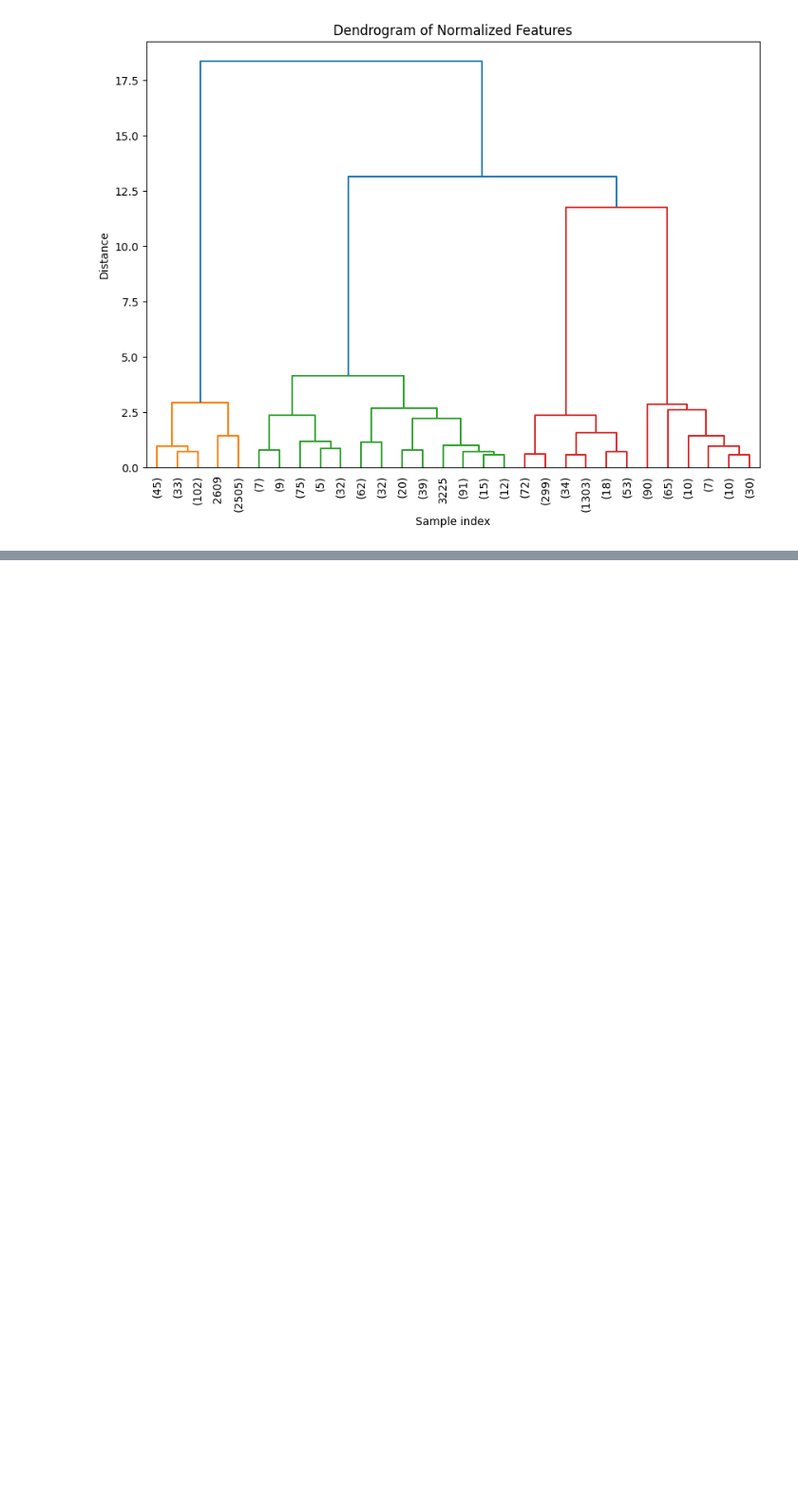
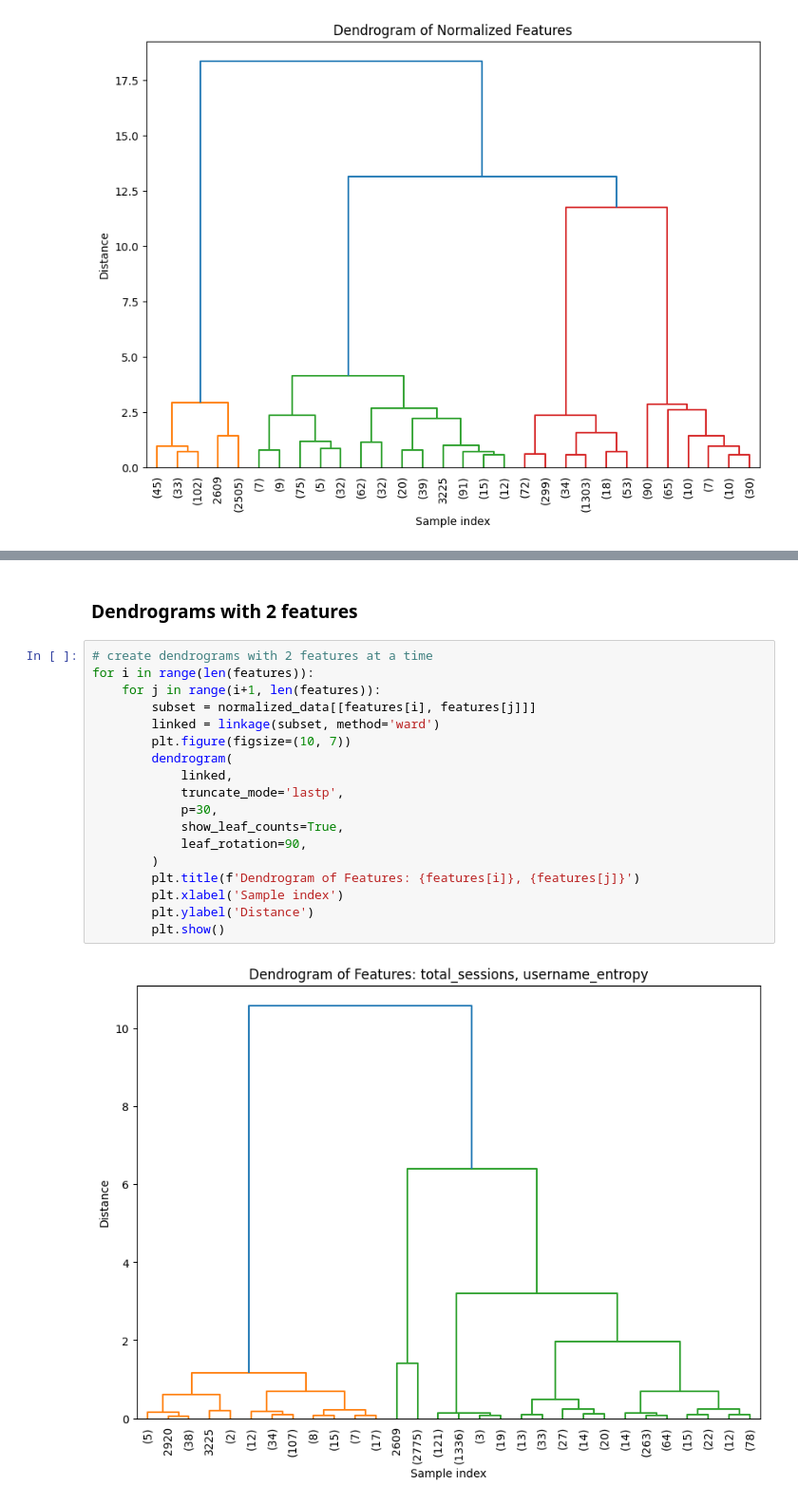
Before and after one commit to E-Savage/Cowrie-Behavioral-Analyasis, a Jupyter notebook: honeypot_entropy_analysis.ipynb, the cells around one changed output, grey strips where cells are left out. Shown: that part at 95% size. Saved outputs shown, nothing was run; the diff lists cells and outputs as text; blank space fills up the shorter version.

```diff
--- a/honeypot_entropy_analysis.ipynb
+++ b/honeypot_entropy_analysis.ipynb
@@ -98,0 +130,22 @@ plt.show()
+# %% [markdown]
+### Dendrograms with 2 features
+# %%
+# create dendrograms with 2 features at a time
+for i in range(len(features)):
+    for j in range(i+1, len(features)):
+        subset = normalized_data[[features[i], features[j]]]
+        linked = linkage(subset, method='ward')
+        plt.figure(figsize=(10, 7))
+        dendrogram(
+            linked,
+            truncate_mode='lastp',
+            p=30,
+            show_leaf_counts=True,
+            leaf_rotation=90,
+        )
+        plt.title(f'Dendrogram of Features: {features[i]}, {features[j]}')
+        plt.xlabel('Sample index')
+        plt.ylabel('Distance')
+        plt.show()
+# %% [output]
+[figure, added]
```
Also changed, not shown: parts of 5 cells of this notebook, 2 other files.
